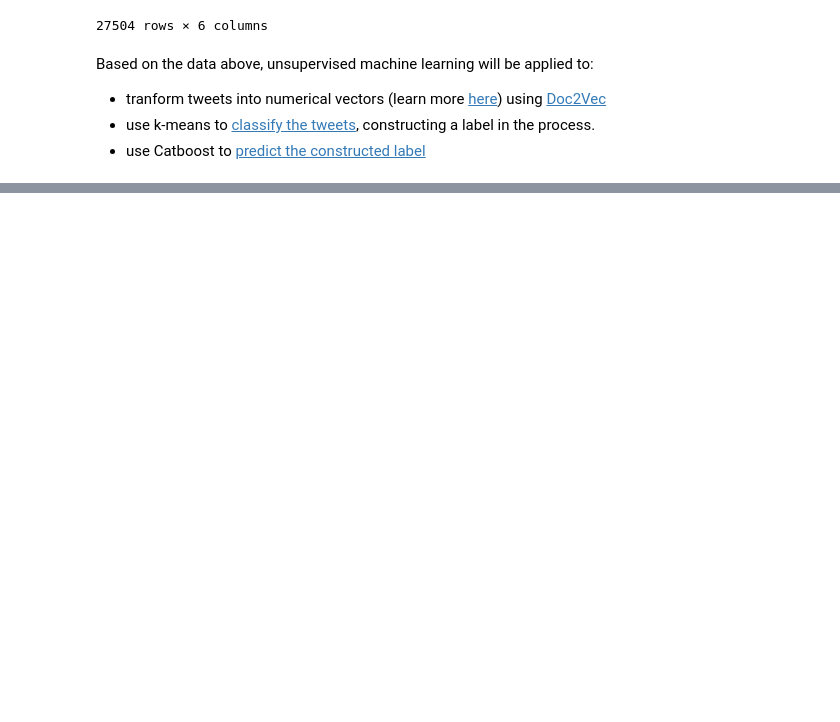
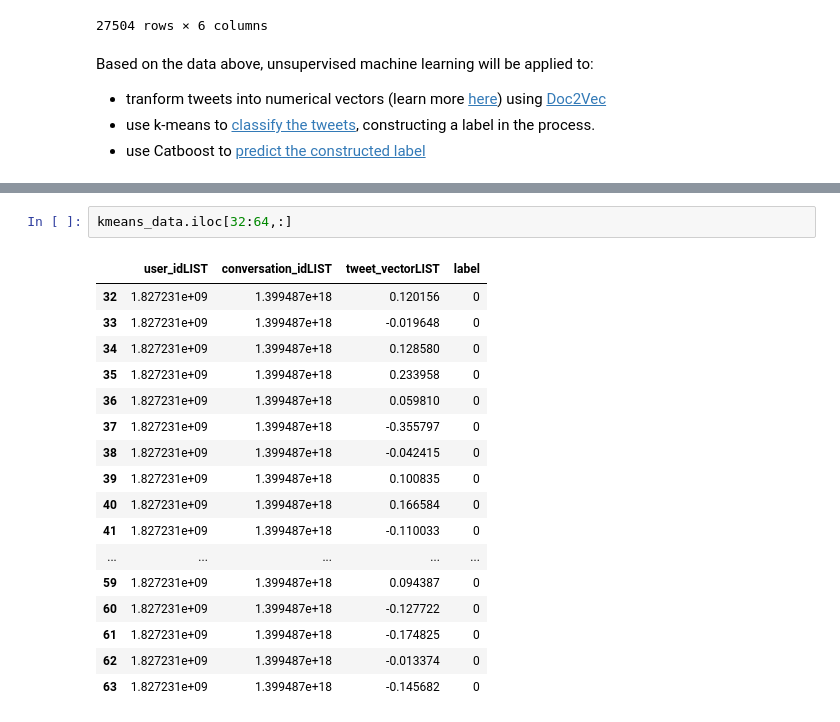
Before and after one commit to CeeThinwa/Delta-Analytics-2021-CT-Project, a Jupyter notebook: KOT EDA.ipynb, the cells around one changed output, grey strips where cells are left out. Saved outputs shown, nothing was run; the diff lists cells and outputs as text; blank space fills up the shorter version.

```diff
--- a/KOT EDA.ipynb
+++ b/KOT EDA.ipynb
@@ -726,0 +817,20 @@ model_data
+# %%
+kmeans_data.iloc[32:64,:]
+# %% [output]
+|  | user_idLIST | conversation_idLIST | tweet_vectorLIST | label |
+| 32 | 1.827231e+09 | 1.399487e+18 | 0.120156 | 0 |
+| 33 | 1.827231e+09 | 1.399487e+18 | -0.019648 | 0 |
+| 34 | 1.827231e+09 | 1.399487e+18 | 0.128580 | 0 |
+| 35 | 1.827231e+09 | 1.399487e+18 | 0.233958 | 0 |
+| 36 | 1.827231e+09 | 1.399487e+18 | 0.059810 | 0 |
+| 37 | 1.827231e+09 | 1.399487e+18 | -0.355797 | 0 |
+| 38 | 1.827231e+09 | 1.399487e+18 | -0.042415 | 0 |
+| 39 | 1.827231e+09 | 1.399487e+18 | 0.100835 | 0 |
+| 40 | 1.827231e+09 | 1.399487e+18 | 0.166584 | 0 |
+| 41 | 1.827231e+09 | 1.399487e+18 | -0.110033 | 0 |
+| ... | ... | ... | ... | ... |
+| 59 | 1.827231e+09 | 1.399487e+18 | 0.094387 | 0 |
+| 60 | 1.827231e+09 | 1.399487e+18 | -0.127722 | 0 |
+| 61 | 1.827231e+09 | 1.399487e+18 | -0.174825 | 0 |
+| 62 | 1.827231e+09 | 1.399487e+18 | -0.013374 | 0 |
+| 63 | 1.827231e+09 | 1.399487e+18 | -0.145682 | 0 |
```
Also changed, not shown: parts of 12 cells of this notebook.
